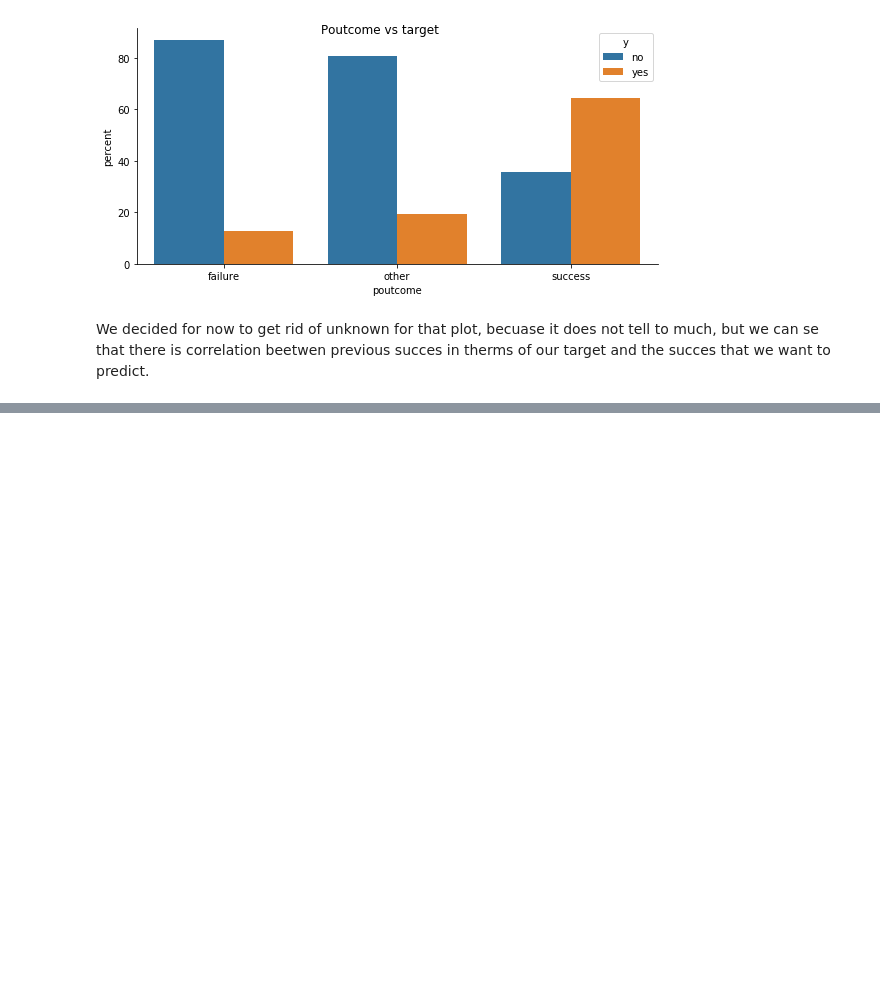
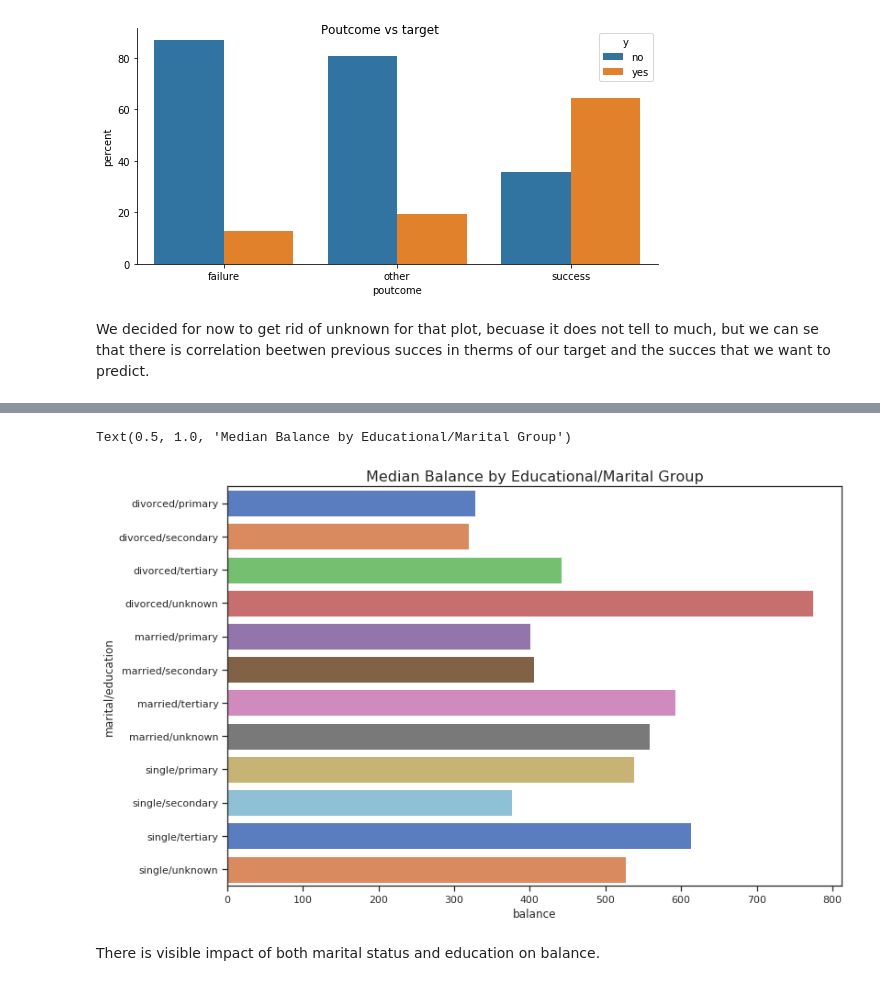
Before and after one commit to okcze/WUM-project-1, a Jupyter notebook: exploration.ipynb, the cells around one changed output, grey strips where cells are left out. Cells and saved outputs as stored; diff of their text form; code cells hidden in the pictures; blank space fills up the shorter version.

```diff
--- a/exploration.ipynb
+++ b/exploration.ipynb
@@ -325,0 +365,13 @@ We decided for now to get rid of unknown for that plot, becuase it does not tell
+# %%
+df['marital/education'] = df['marital'] + "/" + df['education']
+# %%
+education_groups = df.groupby(['marital/education'], as_index=False)['balance'].median()
+fig = plt.figure(figsize=(12,8))
+sns.barplot(x="balance", y="marital/education", data=education_groups,
+            label="Total", palette="muted")
+plt.title('Median Balance by Educational/Marital Group', fontsize=16)
+# %% [output]
+Text(0.5, 1.0, 'Median Balance by Educational/Marital Group')
+[figure, added]
+# %% [markdown]
+There is visible impact of both marital status and education on balance.
```
Also changed, not shown: parts of 8 cells of this notebook.
